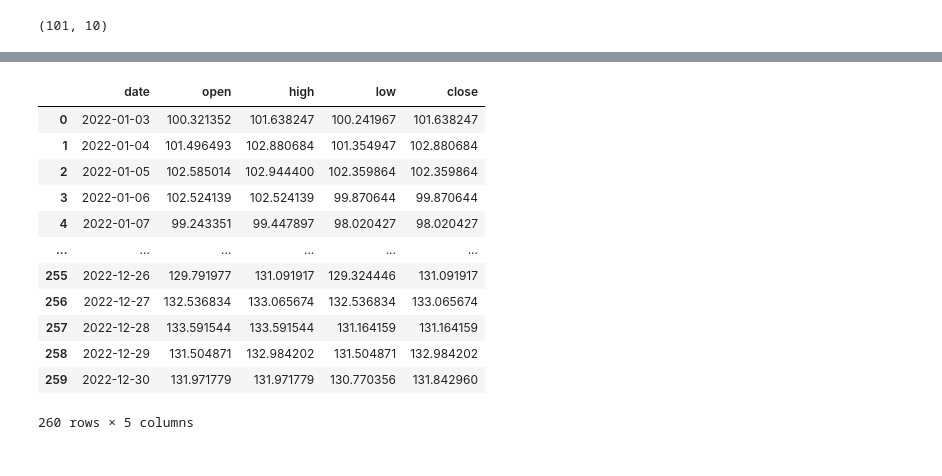
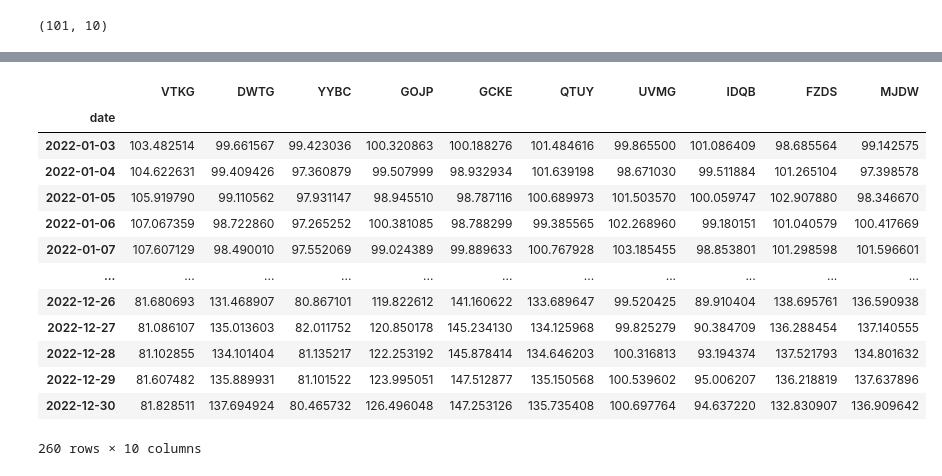
Before and after one commit to GariZabaleta/Brownian_motion, a Jupyter notebook: Brownian_Motion.ipynb, the cells around one changed output, grey strips where cells are left out. Cells and saved outputs as stored; diff of their text form; code cells hidden in the pictures.

Commit message:
Generate X and Y

```diff
--- a/Brownian_Motion.ipynb
+++ b/Brownian_Motion.ipynb
@@ -371,21 +341,37 @@ Generating asset path 4 of 4...
-# %%
-symbol = a._generate_random_symbol()
-data = a._create_empty_frame()
-path = a._create_geometric_brownian_motion(data)
-a._append_path_to_data(data, path)
-# %%
-data
-# %% [output]
-|  | date | open | high | low | close |
-| 0 | 2022-01-03 | 100.321352 | 101.638247 | 100.241967 | 101.638247 |
-| 1 | 2022-01-04 | 101.496493 | 102.880684 | 101.354947 | 102.880684 |
-| 2 | 2022-01-05 | 102.585014 | 102.944400 | 102.359864 | 102.359864 |
-| 3 | 2022-01-06 | 102.524139 | 102.524139 | 99.870644 | 99.870644 |
-| 4 | 2022-01-07 | 99.243351 | 99.447897 | 98.020427 | 98.020427 |
-| ... | ... | ... | ... | ... | ... |
-| 255 | 2022-12-26 | 129.791977 | 131.091917 | 129.324446 | 131.091917 |
-| 256 | 2022-12-27 | 132.536834 | 133.065674 | 132.536834 | 133.065674 |
-| 257 | 2022-12-28 | 133.591544 | 133.591544 | 131.164159 | 131.164159 |
-| 258 | 2022-12-29 | 131.504871 | 132.984202 | 131.504871 | 132.984202 |
-| 259 | 2022-12-30 | 131.971779 | 131.971779 | 130.770356 | 131.842960 |
-260 rows × 5 columns
+# %%
+start_data = "2022-01-01"
+end_data = "2022-12-31"
+# %%
+df = []
+for i in range(0,10):
+  stock = gen(i, start_data, end_data,100,0.1,0.2)
+
+  symbol = stock._generate_random_symbol()
+  data = stock._create_empty_frame(symbol)
+  path = stock._create_geometric_brownian_motion(data)
+  stock._append_path_to_data(data, path,symbol)
+
+  if i ==0:
+    df = data.copy()
+  else:
+    df = pd.concat([df,data[symbol]], axis = 1)
+  #df = []
+
+df = df.set_index("date")
+# %%
+df
+# %% [output]
+|  | VTKG | DWTG | YYBC | GOJP | GCKE | QTUY | UVMG | IDQB | FZDS | MJDW |
+| date |  |  |  |  |  |  |  |  |  |  |
+| 2022-01-03 | 103.482514 | 99.661567 | 99.423036 | 100.320863 | 100.188276 | 101.484616 | 99.865500 | 101.086409 | 98.685564 | 99.142575 |
+| 2022-01-04 | 104.622631 | 99.409426 | 97.360879 | 99.507999 | 98.932934 | 101.639198 | 98.671030 | 99.511884 | 101.265104 | 97.398578 |
+| 2022-01-05 | 105.919790 | 99.110562 | 97.931147 | 98.945510 | 98.787116 | 100.689973 | 101.503570 | 100.059747 | 102.907880 | 98.346670 |
+| 2022-01-06 | 107.067359 | 98.722860 | 97.265252 | 100.381085 | 98.788299 | 99.385565 | 102.268960 | 99.180151 | 101.040579 | 100.417669 |
+| 2022-01-07 | 107.607129 | 98.490010 | 97.552069 | 99.024389 | 99.889633 | 100.767928 | 103.185455 | 98.853801 | 101.298598 | 101.596601 |
+| ... | ... | ... | ... | ... | ... | ... | ... | ... | ... | ... |
+| 2022-12-26 | 81.680693 | 131.468907 | 80.867101 | 119.822612 | 141.160622 | 133.689647 | 99.520425 | 89.910404 | 138.695761 | 136.590938 |
+| 2022-12-27 | 81.086107 | 135.013603 | 82.011752 | 120.850178 | 145.234130 | 134.125968 | 99.825279 | 90.384709 | 136.288454 | 137.140555 |
+| 2022-12-28 | 81.102855 | 134.101404 | 81.135217 | 122.253192 | 145.878414 | 134.646203 | 100.316813 | 93.194374 | 137.521793 | 134.801632 |
+| 2022-12-29 | 81.607482 | 135.889931 | 81.101522 | 123.995051 | 147.512877 | 135.150568 | 100.539602 | 95.006207 | 136.218819 | 137.637896 |
+| 2022-12-30 | 81.828511 | 137.694924 | 80.465732 | 126.496048 | 147.253126 | 135.735408 | 100.697764 | 94.637220 | 132.830907 | 136.909642 |
+260 rows × 10 columns
```
Also changed, not shown: parts of 4 cells of this notebook.
